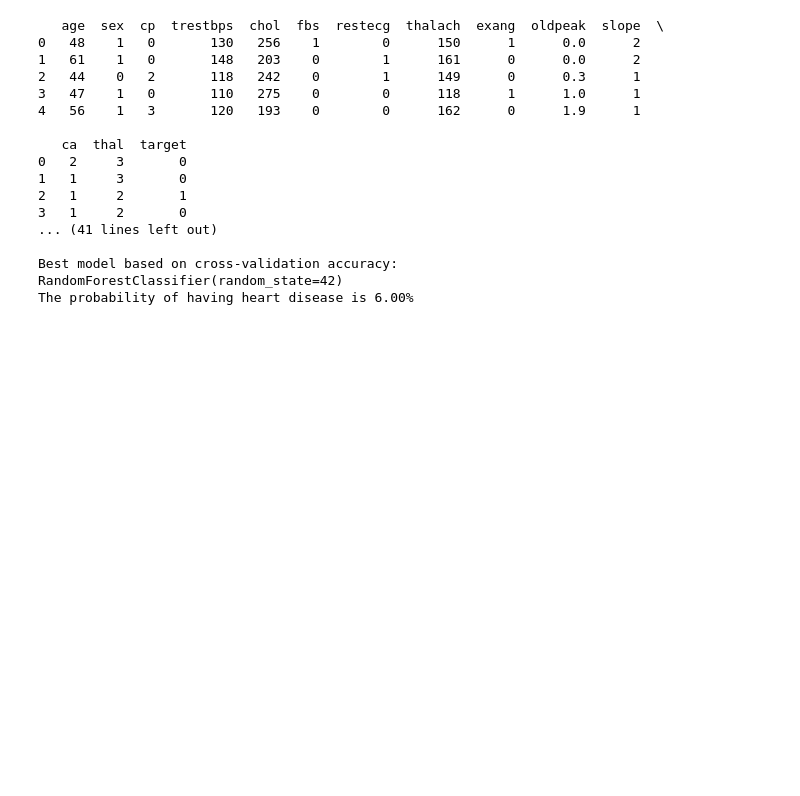
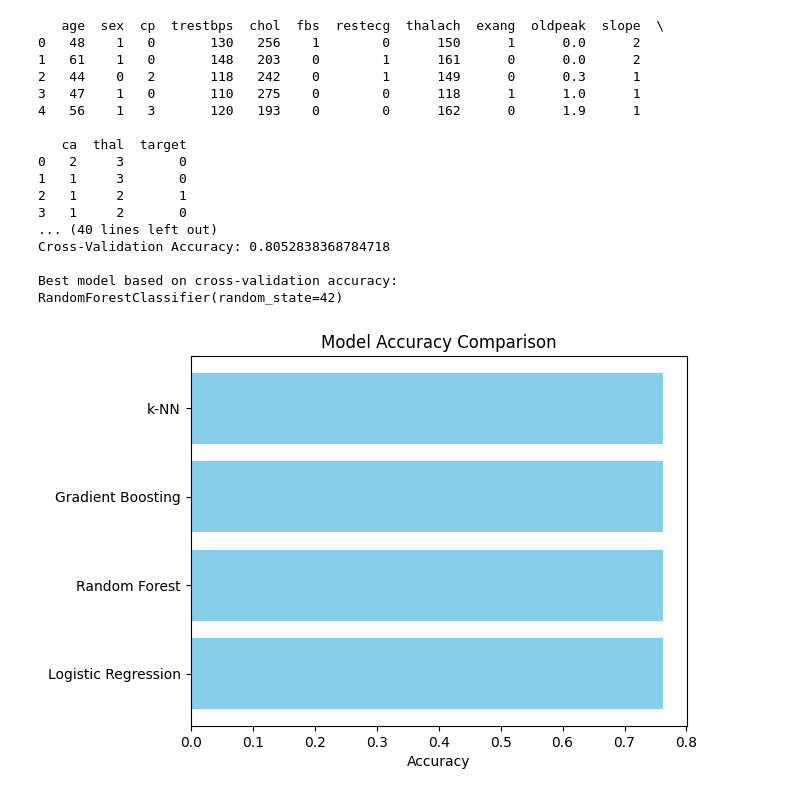
Before and after one commit to SHEETALDHARASHAN/Heart-Disease-prediction-ml-model, a Jupyter notebook: HDP_ml_model.ipynb, the cells around one changed output. Saved outputs shown, nothing was run; the diff lists cells and outputs as text; code cells hidden in the pictures; blank space fills up the shorter version.

```diff
--- a/HDP_ml_model.ipynb
+++ b/HDP_ml_model.ipynb
@@ -3,13 +28,14 @@
 # %%
 import pandas as pd
 import numpy as np
+import pickle
 from sklearn.model_selection import train_test_split, cross_val_score
 from sklearn.preprocessing import StandardScaler
 from sklearn.linear_model import LogisticRegression
 from sklearn.ensemble import RandomForestClassifier, GradientBoostingClassifier
 from sklearn.neighbors import KNeighborsClassifier
 from sklearn.metrics import accuracy_score, precision_score, recall_score, f1_score, confusion_matrix
-
+import matplotlib.pyplot as plt
 # Load the dataset
 file_path = 'heart_disease_data.csv'
 data = pd.read_csv(file_path)
@@ -21,9 +47,9 @@ print(data.head())
 # Handle missing values (if any)
 data.fillna(data.mean(), inplace=True)
 
-# Separate features and target
-# Assuming the last column is the target and named 'target'
-X = data.drop('target', axis=1)
+# Select specified features
+selected_features = ['age', 'sex', 'cp', 'trestbps', 'chol', 'fbs']
+X = data[selected_features]
 y = data['target']
 
 # Normalize/scale the features
@@ -79,63 +105,43 @@ for model_name, model in models.items():
     print(f'F1 Score: {f1}')
     print(f'Confusion Matrix:\n{conf_matrix}')
     print(f'Cross-Validation Accuracy: {cv_score_mean}')
 
     # Update the best model based on cross-validation score
     if cv_score_mean > best_score:
         best_score = cv_score_mean
         best_model = model
 
 print("\nBest model based on cross-validation accuracy:")
 print(best_model)
 
-# Function to predict heart disease probability for new data input
-def predict_heart_disease(input_data, model):
-    # Convert the input data to a DataFrame
-    input_df = pd.DataFrame([input_data], columns=X.columns)
+fig, ax = plt.subplots()
+model_names = list(models.keys())
+ax.barh(model_names, accuracy, color='skyblue') # Use the accuracies list here
+ax.set_xlabel('Accuracy')
+ax.set_title('Model Accuracy Comparison')
 
-    # Scale the input data
-    input_scaled = scaler.transform(input_df)
+# Save the best model and scaler
+with open('best_model.pkl', 'wb') as f:
+    pickle.dump(best_model, f)
 
-    # Get the probability of heart disease
-    probability = model.predict_proba(input_scaled)[0][1]
-
-    return probability
-
-# Example usage with the best model
-new_patient_data = {
-    'age': 48,
-    'sex': 1,  # 1: male, 0: female
-    'cp': 0,  # chest pain type
-    'trestbps': 1300,  # resting blood pressure
-    'chol': 256,  # serum cholesterol
-    'fbs': 1,  # fasting blood sugar > 120 mg/dl
-    'restecg': 0,  # resting electrocardiographic results
-    'thalach': 150,  # maximum heart rate achieved
-    'exang': 1,  # exercise-induced angina
-    'oldpeak': 0,  # ST depression induced by exercise relative to rest
-    'slope': 2,  # the slope of the peak exercise ST segment
-    'ca': 2,  # number of major vessels colored by fluoroscopy
-    'thal': 3  # thalassemia
-}
-
-# Predict the probability with the best model
-probability = predict_heart_disease(new_patient_data, best_model)
-print(f'The probability of having heart disease is {probability * 100:.2f}%')
+with open('scaler.pkl', 'wb') as f:
+    pickle.dump(scaler, f)
 # %% [output]
    age  sex  cp  trestbps  chol  fbs  restecg  thalach  exang  oldpeak  slope  \
 0   48    1   0       130   256    1        0      150      1      0.0      2
 1   61    1   0       148   203    0        1      161      0      0.0      2
 2   44    0   2       118   242    0        1      149      0      0.3      1
 3   47    1   0       110   275    0        0      118      1      1.0      1
 4   56    1   3       120   193    0        0      162      0      1.9      1
 
    ca  thal  target
 0   2     3       0
 1   1     3       0
 2   1     2       1
 3   1     2       0
-... (41 lines left out)
+... (40 lines left out)
+Cross-Validation Accuracy: 0.8052838368784718
 
 Best model based on cross-validation accuracy:
 RandomForestClassifier(random_state=42)
-The probability of having heart disease is 6.00%
+[figure, added]
```
Also changed, not shown: parts of 6 cells of this notebook.
